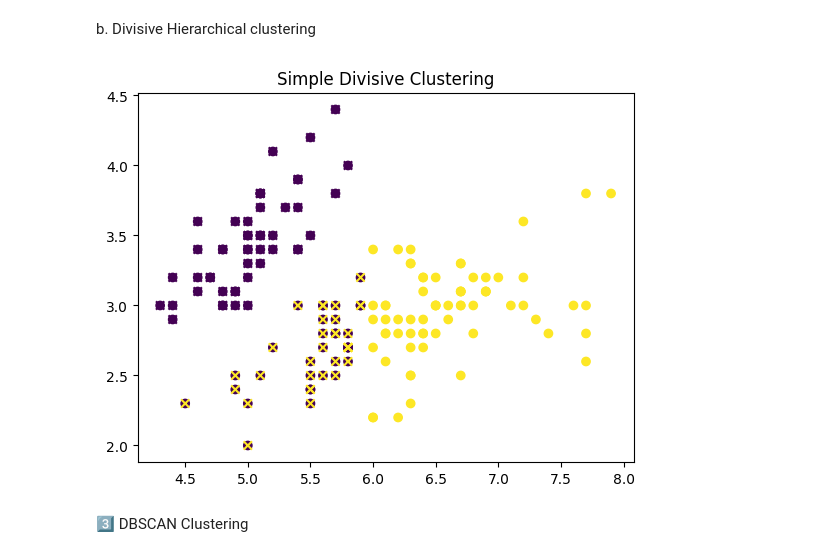
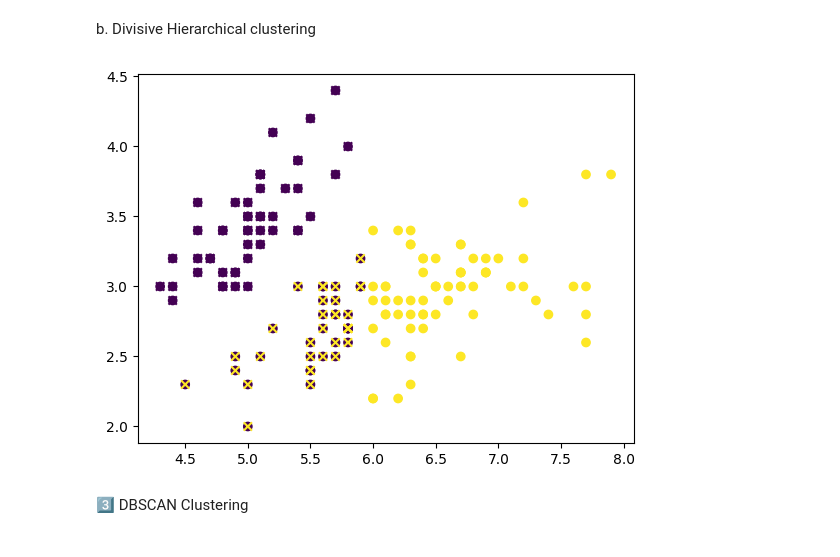
Before and after one commit to Prashanthsyntax/DWDM-LAB, a Jupyter notebook: Week11/week11.ipynb, the cells around one changed output. Cells and saved outputs as stored; diff of their text form; code cells hidden in the pictures.

```diff
--- a/Week11/week11.ipynb
+++ b/Week11/week11.ipynb
@@ -58,29 +58,19 @@ b. Divisive Hierarchical clustering
 # %%
 from sklearn.datasets import load_iris
 from sklearn.cluster import KMeans
 import matplotlib.pyplot as plt
 
-# Load data
 X = load_iris().data[:, :2]
 
-# Step 1: Split into 2 clusters (Top-down)
-kmeans1 = KMeans(n_clusters=2, random_state=0).fit(X)
-labels1 = kmeans1.labels_
+l1 = KMeans(2, random_state=0).fit_predict(X)
+l2 = KMeans(2, random_state=0).fit_predict(X[l1 == 0])
 
-# Step 2: Split one cluster again
-cluster0 = X[labels1 == 0]
+plt.scatter(X[:, 0], X[:, 1], c=l1)
+plt.scatter(X[l1 == 0][:, 0], X[l1 == 0][:, 1], c=l2, marker='x')
 
-kmeans2 = KMeans(n_clusters=2, random_state=0).fit(cluster0)
-labels2 = kmeans2.labels_
-
-# Plot
-plt.scatter(X[:, 0], X[:, 1], c=labels1)  # first split
-plt.scatter(cluster0[:, 0], cluster0[:, 1], c=labels2, marker='x')  # second split
-
-plt.title("Simple Divisive Clustering")
 plt.show()
 # %% [output]
-[figure, old version]
+[figure, new version]
 # %% [markdown]
 3️⃣ DBSCAN Clustering
 # %%
```
